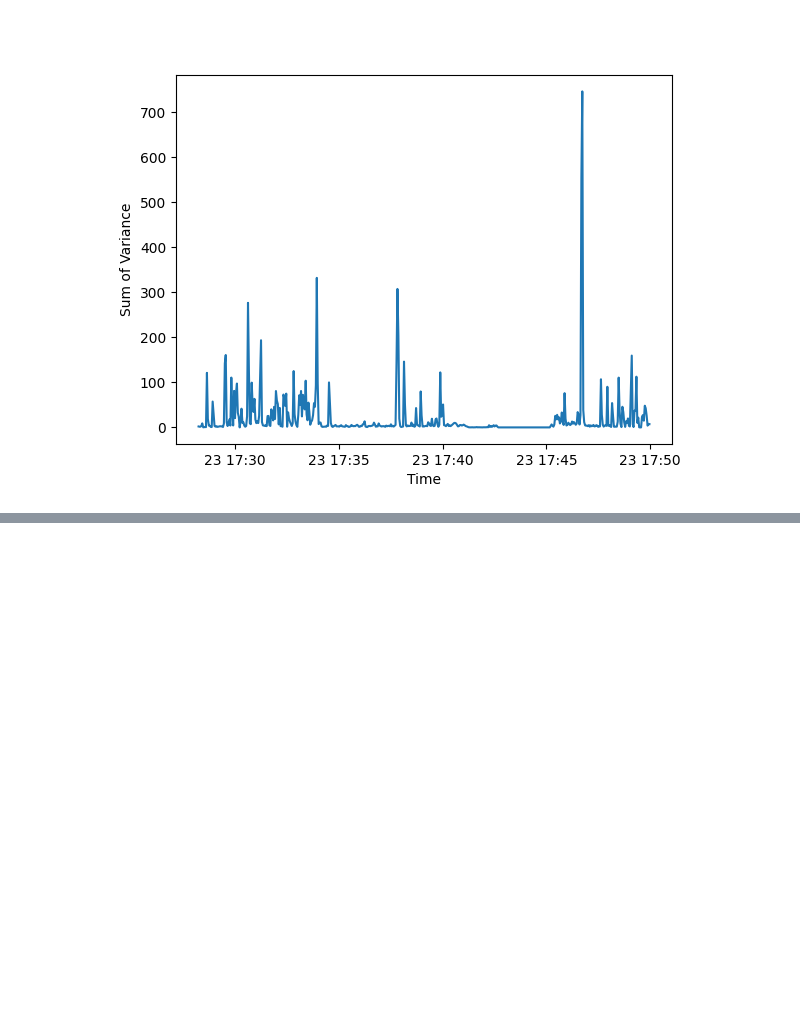
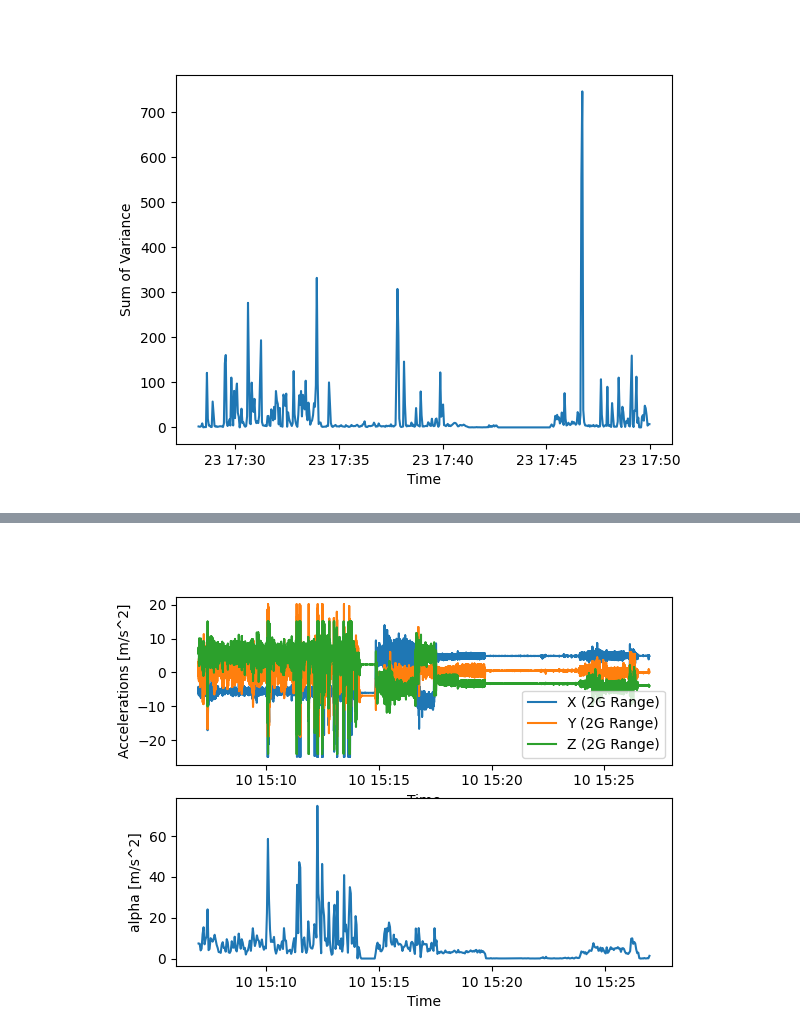
Before and after one commit to SASlabgroup/DUNEXMainExp, a Jupyter notebook: analysis/Breaker_Accel_exploration.ipynb, the cells around one changed output, grey strips where cells are left out. Saved outputs shown, nothing was run; the diff lists cells and outputs as text; code cells hidden in the pictures; blank space fills up the shorter version.

```diff
--- a/analysis/Breaker_Accel_exploration.ipynb
+++ b/analysis/Breaker_Accel_exploration.ipynb
@@ -298,0 +437,84 @@ Text(0, 0.5, 'alpha [m/s^2]')
+# %%
+# Get Data set from mission 21 due to better notes on when in breaking
+mission_nc_path = '../microSWIFT_data/mission_22/mission_22.nc'
+mission_dataset = nc.Dataset(mission_nc_path, mode='r')
+
+# Define Accelerations
+accel_time = mission_dataset['microSWIFT_31']['IMU']['time']
+accel_x = mission_dataset['microSWIFT_31']['IMU']['accel_x']
+accel_y = mission_dataset['microSWIFT_31']['IMU']['accel_y']
+accel_z = mission_dataset['microSWIFT_31']['IMU']['accel_z']
+
+# Sort Data into short windows of 32 samples
+samples_per_window = 32 # This value is chosen from the Brown 2018 paper
+imu_sampling_freq = 12 # Units are Hz
+time_per_window = sample_per_window * (1/imu_sampling_freq) # Time per each window
+num_samples = len(accel_x)
+num_windows = int(num_samples/sample_per_window)
+num_samples_to_use = int(num_windows * sample_per_window)
+# Reshape the python array to be windowed
+accel_time_windowed = accel_time[:num_samples_to_use].reshape(samples_per_window, num_windows, order='F')
+accel_x_windowed = accel_x[:num_samples_to_use].reshape(samples_per_window, num_windows, order='F')
+accel_y_windowed = accel_y[:num_samples_to_use].reshape(samples_per_window, num_windows, order='F')
+accel_z_windowed = accel_z[:num_samples_to_use].reshape(samples_per_window, num_windows, order='F')
+
+# For each window - compute the variance and add together to get breaker index
+alpha = np.empty(num_windows)
+window_time = np.empty(num_windows)
+fft_freq = fft.fftshift(fft.fftfreq(samples_per_window, d=1/imu_sampling_freq))
+ind_freq_greater_than_2hz = np.argwhere(fft_freq > 2)
+
+# Compute Blackman Taper Window function
+blackman_window = np.blackman(samples_per_window)
+
+for n in np.arange(num_windows):
+    # X acceleration
+    accel_x_demean = accel_x_windowed[:,n] - np.mean(accel_x_windowed[:,n])
+    blackman_windowed_accel_x = blackman_window * accel_x_demean
+    accel_x_fft = fft.fftshift((2/samples_per_window) * np.abs(fft.fft(blackman_windowed_accel_x)))
+    accel_x_fft_greater_than_2hz = np.sum(accel_x_fft[ind_freq_greater_than_2hz])
+
+    # Y acceleration
+    accel_y_demean = accel_y_windowed[:,n] - np.mean(accel_y_windowed[:,n])
+    blackman_windowed_accel_y = blackman_window * accel_y_demean
+    accel_y_fft = fft.fftshift((2/samples_per_window) * np.abs(fft.fft(blackman_windowed_accel_y)))
+    accel_y_fft_greater_than_2hz = np.sum(accel_y_fft[ind_freq_greater_than_2hz])
+
+    # Z acceleration
+    accel_z_demean = accel_z_windowed[:,n] - np.mean(accel_z_windowed[:,n])
+    blackman_windowed_accel_z = blackman_window * accel_z_demean
+    accel_z_fft = fft.fftshift((2/samples_per_window) * np.abs(fft.fft(blackman_windowed_accel_z)))
+    accel_z_fft_greater_than_2hz = np.sum(accel_z_fft[ind_freq_greater_than_2hz])
+
+    # Sum all varaince greater than 2 Hz values to compute alpha
+    alpha[n] = accel_x_fft_greater_than_2hz + accel_y_fft_greater_than_2hz + accel_z_fft_greater_than_2hz
+    window_time[n] = np.mean(accel_time_windowed[:,n])
+
+# Convert Mean time values to datetimes
+window_time_datetime = cftime.num2pydate(window_time, units=mission_dataset['microSWIFT_31']['IMU']['time'].units, calendar=mission_dataset['microSWIFT_31']['IMU']['time'].calendar)
+accel_time_datetime = cftime.num2pydate(accel_time, units=mission_dataset['microSWIFT_31']['IMU']['time'].units, calendar=mission_dataset['microSWIFT_31']['IMU']['time'].calendar)
+
+# Plot Alpha Parameters
+fig_var, [ax1, ax2] = plt.subplots(2)
+# Plot Demeaned accelerations
+ax1.plot(accel_time_datetime, accel_x - np.mean(accel_x), label='X (2G Range)')
+ax1.plot(accel_time_datetime, accel_y - np.mean(accel_y), label='Y (2G Range)')
+ax1.plot(accel_time_datetime, accel_z - np.mean(accel_z), label='Z (2G Range)')
+ax1.set_ylabel('Accelerations [m/s^2]')
+ax1.legend()
+ax1.set_xlabel('Time')
+
+# Plot Alpha Parameter
+ax2.plot(window_time_datetime, alpha)
+ax2.set_xlabel('Time')
+ax2.set_ylabel('alpha [m/s^2]')
+
+# Compute Number of times in this burst that the accelerometer measured at edge of 2G range
+max_val_2g = np.max([np.max(np.abs(accel_x[:])), np.max(np.abs(accel_y[:])), np.max(np.abs(accel_z[:]))])
+vals_above_2g_x = np.argwhere(np.abs(accel_x[:]) >= max_val_2g).shape[0]
+vals_above_2g_y = np.argwhere(np.abs(accel_y[:]) >= max_val_2g).shape[0]
+vals_above_2g_z = np.argwhere(np.abs(accel_z[:]) >= max_val_2g).shape[0]
+vals_above_2g = vals_above_2g_x + vals_above_2g_y + vals_above_2g_z
+print(vals_above_2g)
+print(max_val_2g)
+# %% [output]
@@ -298,0 +523 @@ Text(0, 0.5, 'alpha [m/s^2]')
+[figure, added]
```
Also changed, not shown: parts of 7 cells of this notebook, 1 other file.
